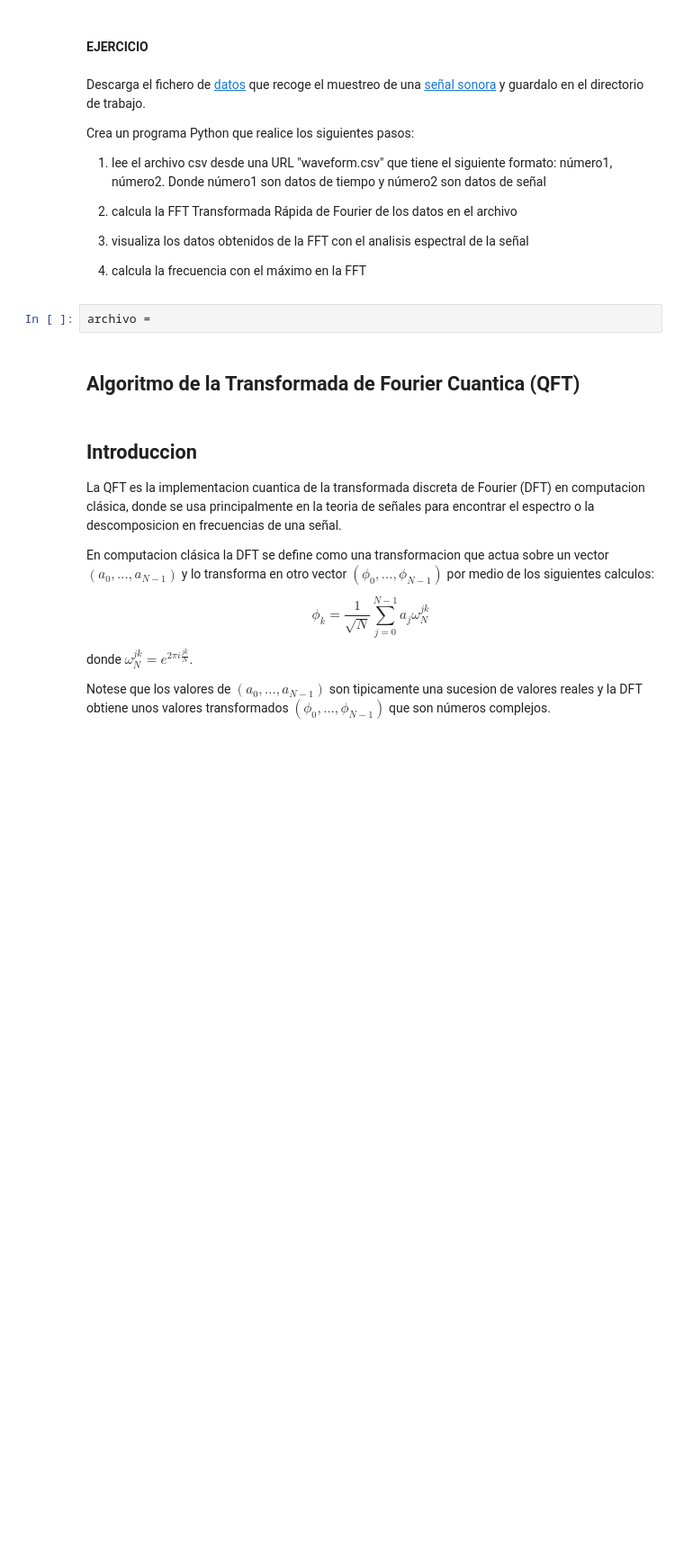
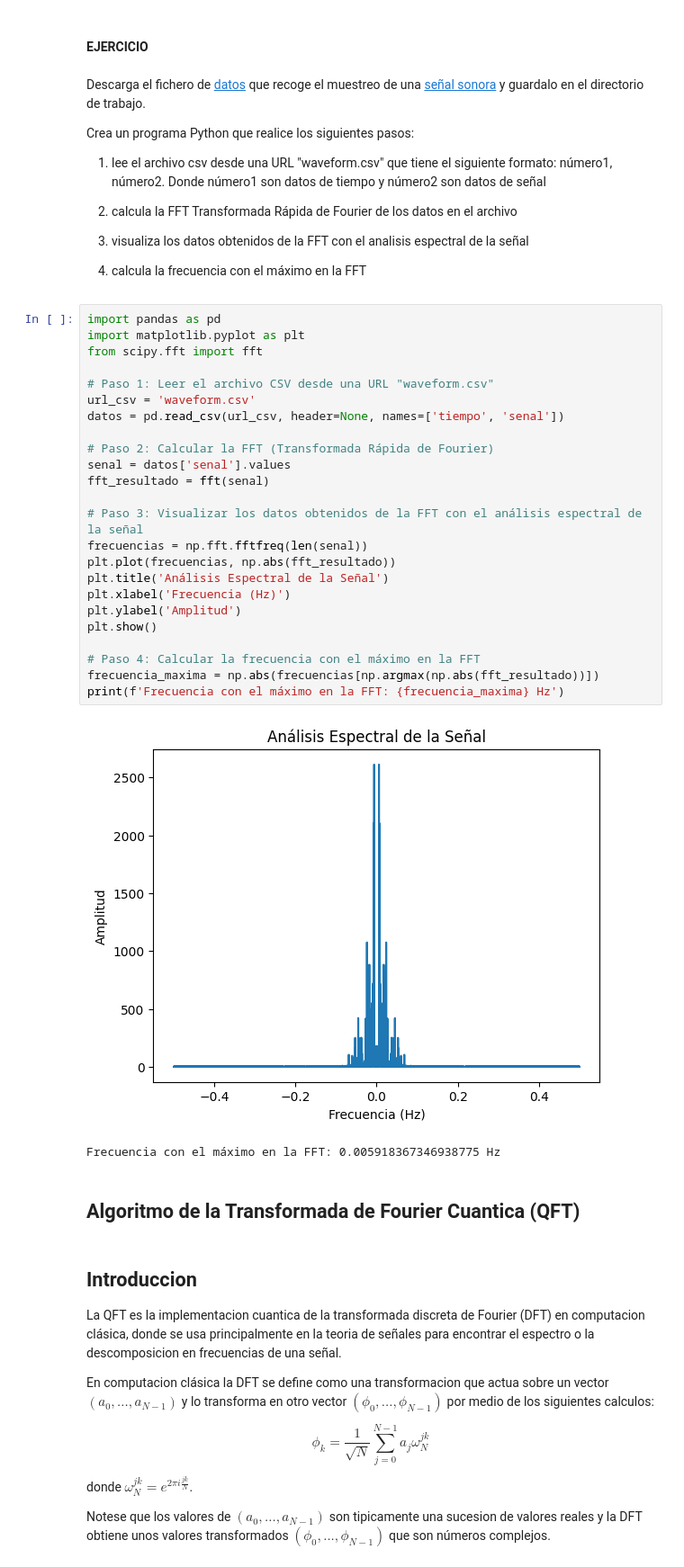
Before and after one commit to Mariomc10/AlgoritmosCuanticos, a Jupyter notebook: 10_QFT.ipynb, the cells around one changed output. Shown at 90% size. Saved outputs shown, nothing was run; the diff lists cells and outputs as text; blank space fills up the shorter version.

```diff
--- a/10_QFT.ipynb
+++ b/10_QFT.ipynb
@@ -47,7 +47,32 @@ Crea un programa Python que realice los siguientes pasos:
 
 4) calcula la frecuencia con el máximo en la FFT
 # %%
-archivo =
+import pandas as pd
+import matplotlib.pyplot as plt
+from scipy.fft import fft
+
+# Paso 1: Leer el archivo CSV desde una URL "waveform.csv"
+url_csv = 'waveform.csv'
+datos = pd.read_csv(url_csv, header=None, names=['tiempo', 'senal'])
+
+# Paso 2: Calcular la FFT (Transformada Rápida de Fourier)
+senal = datos['senal'].values
+fft_resultado = fft(senal)
+
+# Paso 3: Visualizar los datos obtenidos de la FFT con el análisis espectral de la señal
+frecuencias = np.fft.fftfreq(len(senal))
+plt.plot(frecuencias, np.abs(fft_resultado))
+plt.title('Análisis Espectral de la Señal')
+plt.xlabel('Frecuencia (Hz)')
+plt.ylabel('Amplitud')
+plt.show()
+
+# Paso 4: Calcular la frecuencia con el máximo en la FFT
+frecuencia_maxima = np.abs(frecuencias[np.argmax(np.abs(fft_resultado))])
+print(f'Frecuencia con el máximo en la FFT: {frecuencia_maxima} Hz')
+# %% [output]
+[figure, added]
+Frecuencia con el máximo en la FFT: 0.005918367346938775 Hz
 # %% [markdown]
 ## Algoritmo de la Transformada de Fourier Cuantica (QFT)
 # %% [markdown]
```
Also changed, not shown: parts of 7 cells of this notebook, 3 other files.
